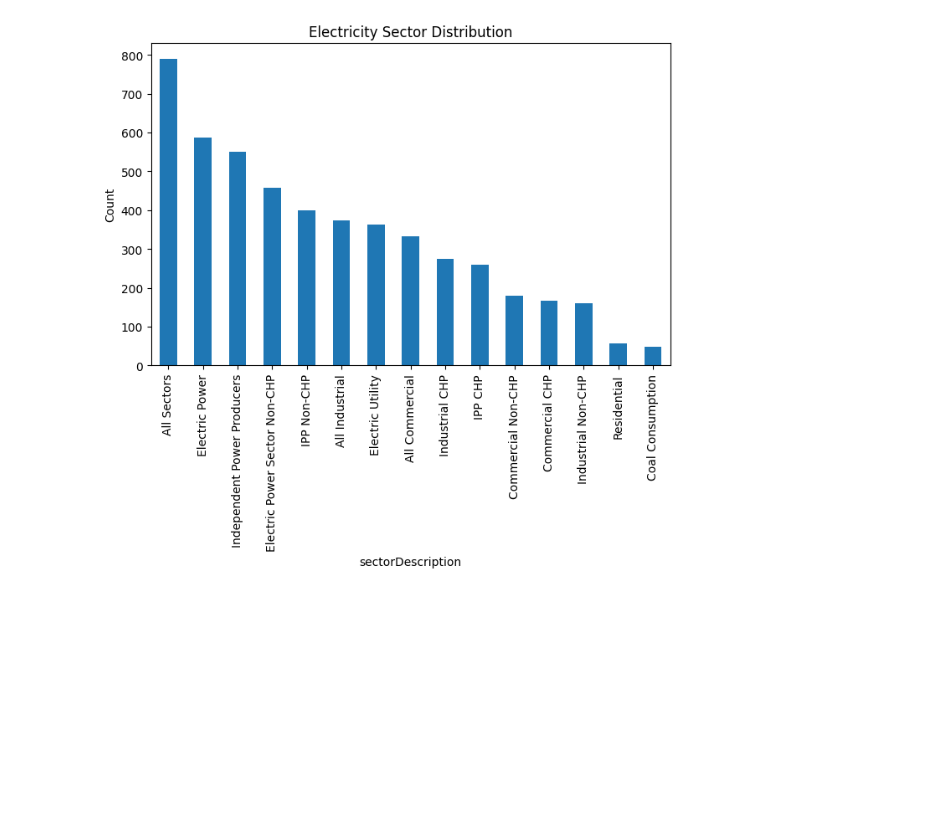
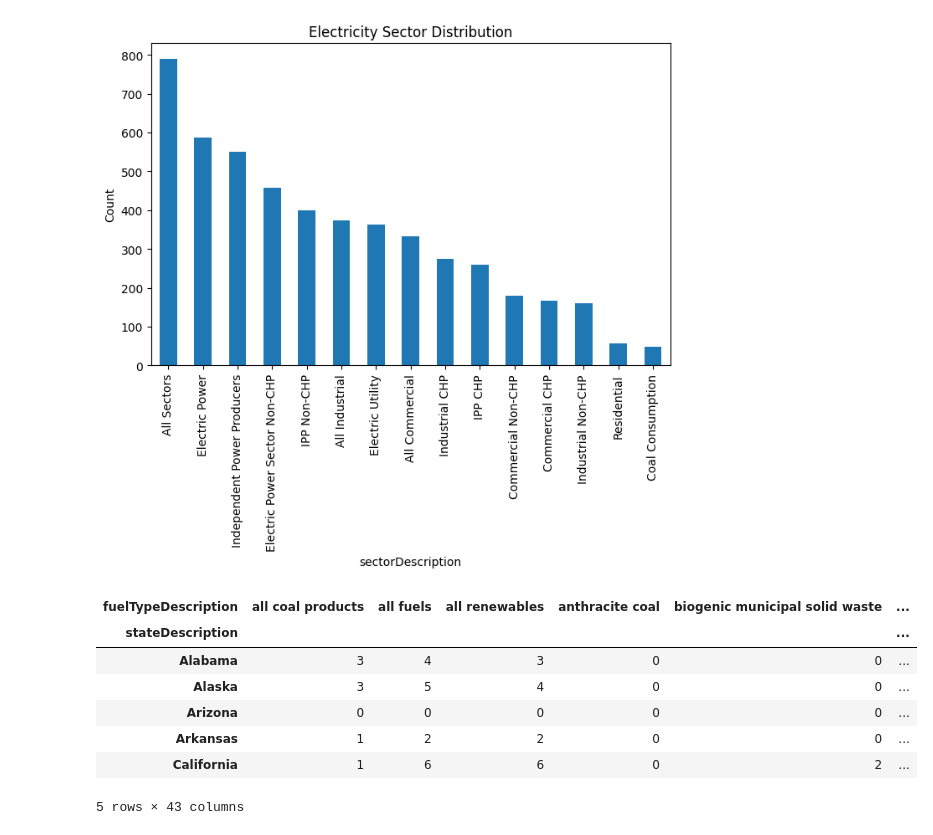
Before and after one commit to Nehemiahmageto/Unsupervised-Discovery-of-U.S.-Electricity-Consumption-Regimes-2015-2024-, a Jupyter notebook: model.ipynb, the cells around one changed output. Cells and saved outputs as stored; diff of their text form; code cells hidden in the pictures; blank space fills up the shorter version.

```diff
--- a/model.ipynb
+++ b/model.ipynb
@@ -118,3 +118,19 @@ plt.ylabel("Count")
 plt.show()
 # %% [output]
 [figure]
+# %%
+fuel_by_state = pd.crosstab(
+    df["stateDescription"],
+    df["fuelTypeDescription"]
+)
+
+fuel_by_state.head()
+# %% [output]
+| fuelTypeDescription | all coal products | all fuels | all renewables | anthracite coal | biogenic municipal solid waste | ... |
+| stateDescription |  |  |  |  |  | ... |
+| Alabama | 3 | 4 | 3 | 0 | 0 | ... |
+| Alaska | 3 | 5 | 4 | 0 | 0 | ... |
+| Arizona | 0 | 0 | 0 | 0 | 0 | ... |
+| Arkansas | 1 | 2 | 2 | 0 | 0 | ... |
+| California | 1 | 6 | 6 | 0 | 2 | ... |
+5 rows × 43 columns
```
